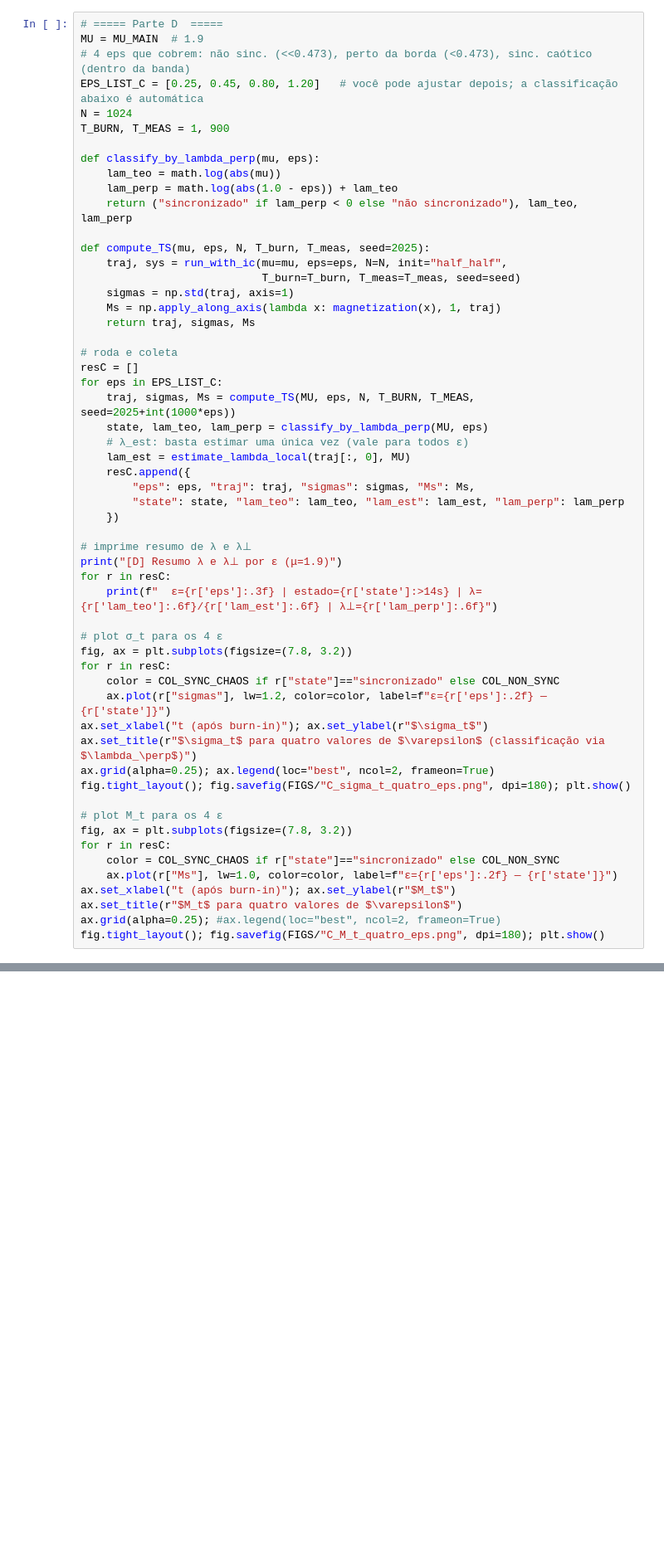
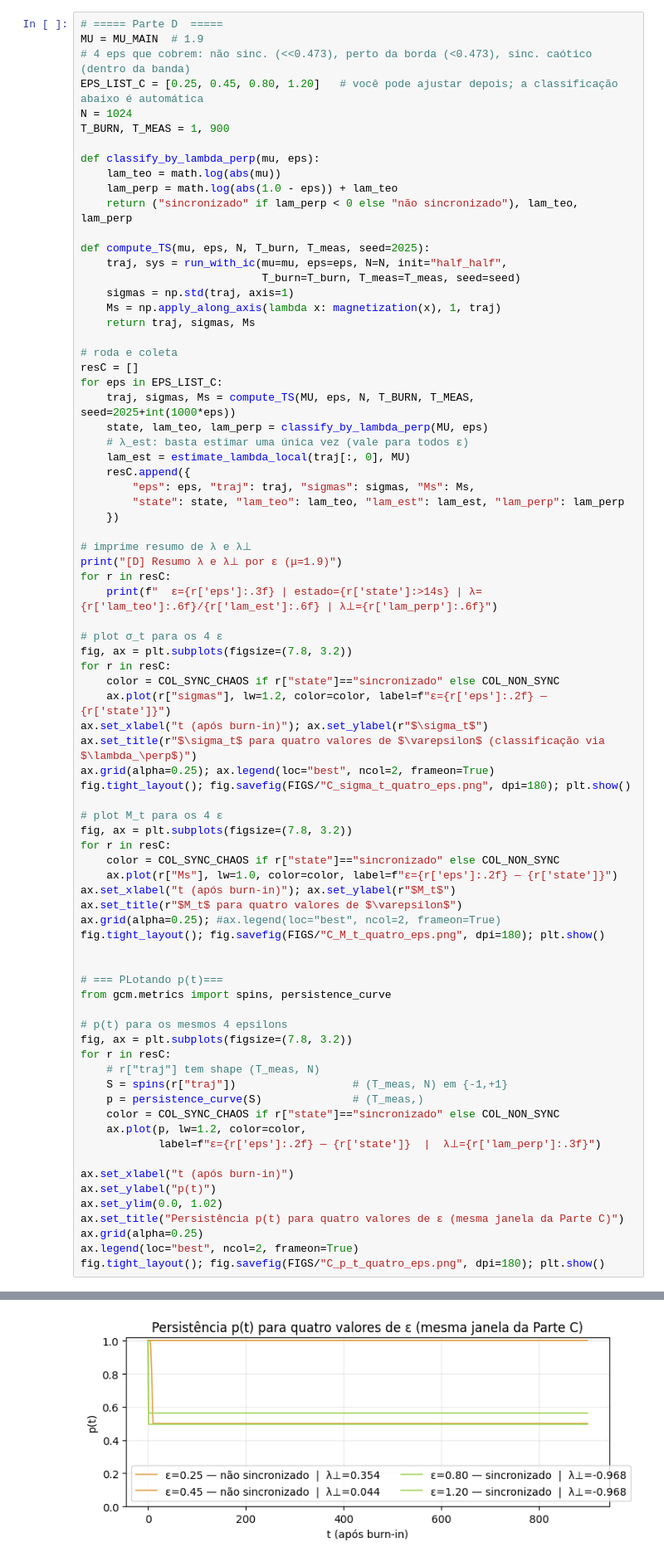
Before and after one commit to IgorStellet/Projeto_Final_Python_na_Fisica, a Jupyter notebook: notebooks/01_um_mapa_explorer.ipynb, the cells around one changed output, grey strips where cells are left out. Shown at 83% size. Drawn from its saved outputs; the diff is of its cells as text; blank space fills up the shorter version.

```diff
--- a/notebooks/01_um_mapa_explorer.ipynb
+++ b/notebooks/01_um_mapa_explorer.ipynb
@@ -366,33 +366,56 @@ print("[D] Resumo λ e λ⊥ por ε (μ=1.9)")
 for r in resC:
     print(f"  ε={r['eps']:.3f} | estado={r['state']:>14s} | λ={r['lam_teo']:.6f}/{r['lam_est']:.6f} | λ⊥={r['lam_perp']:.6f}")
 
 # plot σ_t para os 4 ε
 fig, ax = plt.subplots(figsize=(7.8, 3.2))
 for r in resC:
     color = COL_SYNC_CHAOS if r["state"]=="sincronizado" else COL_NON_SYNC
     ax.plot(r["sigmas"], lw=1.2, color=color, label=f"ε={r['eps']:.2f} — {r['state']}")
 ax.set_xlabel("t (após burn-in)"); ax.set_ylabel(r"$\sigma_t$")
 ax.set_title(r"$\sigma_t$ para quatro valores de $\varepsilon$ (classificação via $\lambda_\perp$)")
 ax.grid(alpha=0.25); ax.legend(loc="best", ncol=2, frameon=True)
 fig.tight_layout(); fig.savefig(FIGS/"C_sigma_t_quatro_eps.png", dpi=180); plt.show()
 
 # plot M_t para os 4 ε
 fig, ax = plt.subplots(figsize=(7.8, 3.2))
 for r in resC:
     color = COL_SYNC_CHAOS if r["state"]=="sincronizado" else COL_NON_SYNC
     ax.plot(r["Ms"], lw=1.0, color=color, label=f"ε={r['eps']:.2f} — {r['state']}")
 ax.set_xlabel("t (após burn-in)"); ax.set_ylabel(r"$M_t$")
 ax.set_title(r"$M_t$ para quatro valores de $\varepsilon$")
 ax.grid(alpha=0.25); #ax.legend(loc="best", ncol=2, frameon=True)
 fig.tight_layout(); fig.savefig(FIGS/"C_M_t_quatro_eps.png", dpi=180); plt.show()
+
+
+# === PLotando p(t)===
+from gcm.metrics import spins, persistence_curve
+
+# p(t) para os mesmos 4 epsilons
+fig, ax = plt.subplots(figsize=(7.8, 3.2))
+for r in resC:
+    # r["traj"] tem shape (T_meas, N)
+    S = spins(r["traj"])                  # (T_meas, N) em {-1,+1}
+    p = persistence_curve(S)              # (T_meas,)
+    color = COL_SYNC_CHAOS if r["state"]=="sincronizado" else COL_NON_SYNC
+    ax.plot(p, lw=1.2, color=color,
+            label=f"ε={r['eps']:.2f} — {r['state']}  |  λ⊥={r['lam_perp']:.3f}")
+
+ax.set_xlabel("t (após burn-in)")
+ax.set_ylabel("p(t)")
+ax.set_ylim(0.0, 1.02)
+ax.set_title("Persistência p(t) para quatro valores de ε (mesma janela da Parte C)")
+ax.grid(alpha=0.25)
+ax.legend(loc="best", ncol=2, frameon=True)
+fig.tight_layout(); fig.savefig(FIGS/"C_p_t_quatro_eps.png", dpi=180); plt.show()
 # %% [output]
 [D] Resumo λ e λ⊥ por ε (μ=1.9)
   ε=0.250 | estado=não sincronizado | λ=0.641854/0.641854 | λ⊥=0.354172
   ε=0.450 | estado=não sincronizado | λ=0.641854/0.641854 | λ⊥=0.044017
   ε=0.800 | estado=  sincronizado | λ=0.641854/0.641854 | λ⊥=-0.967584
   ε=1.200 | estado=  sincronizado | λ=0.641854/0.641854 | λ⊥=-0.967584
 [figure]
 [figure]
+[figure, added]
 # %% [markdown]
 **Discussão sobre o gráfico:**
 
```
Also changed, not shown: parts of 1 cell of this notebook, 2 other files.
